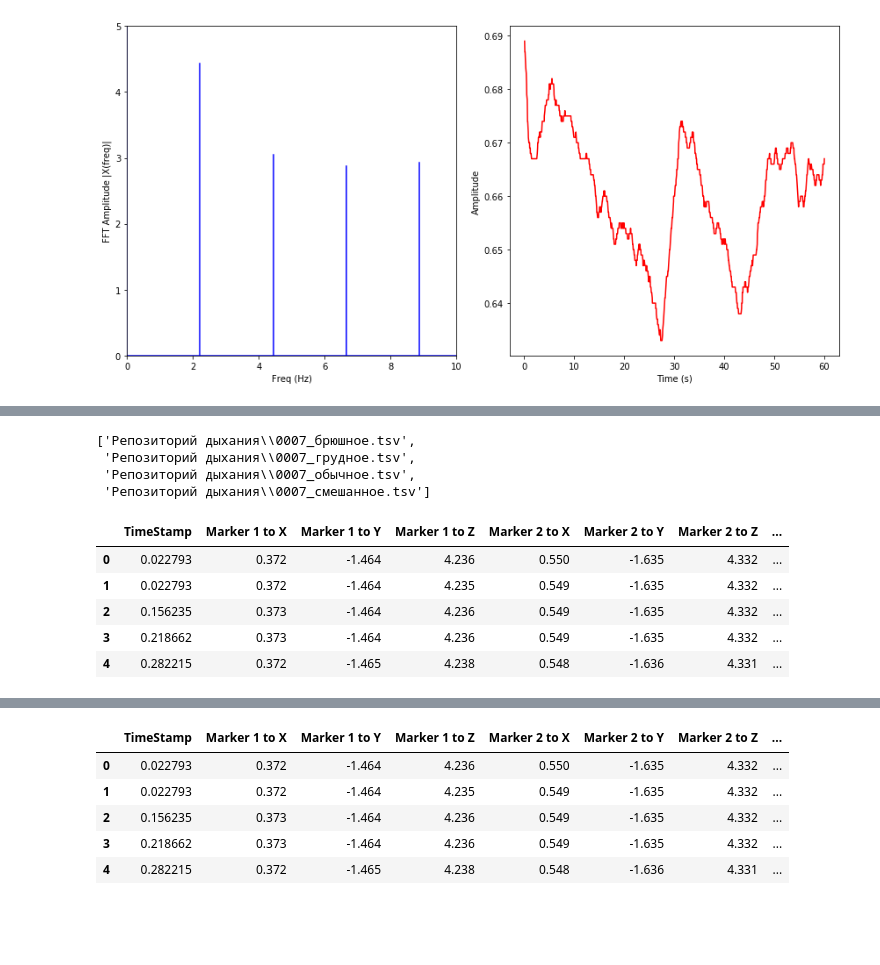
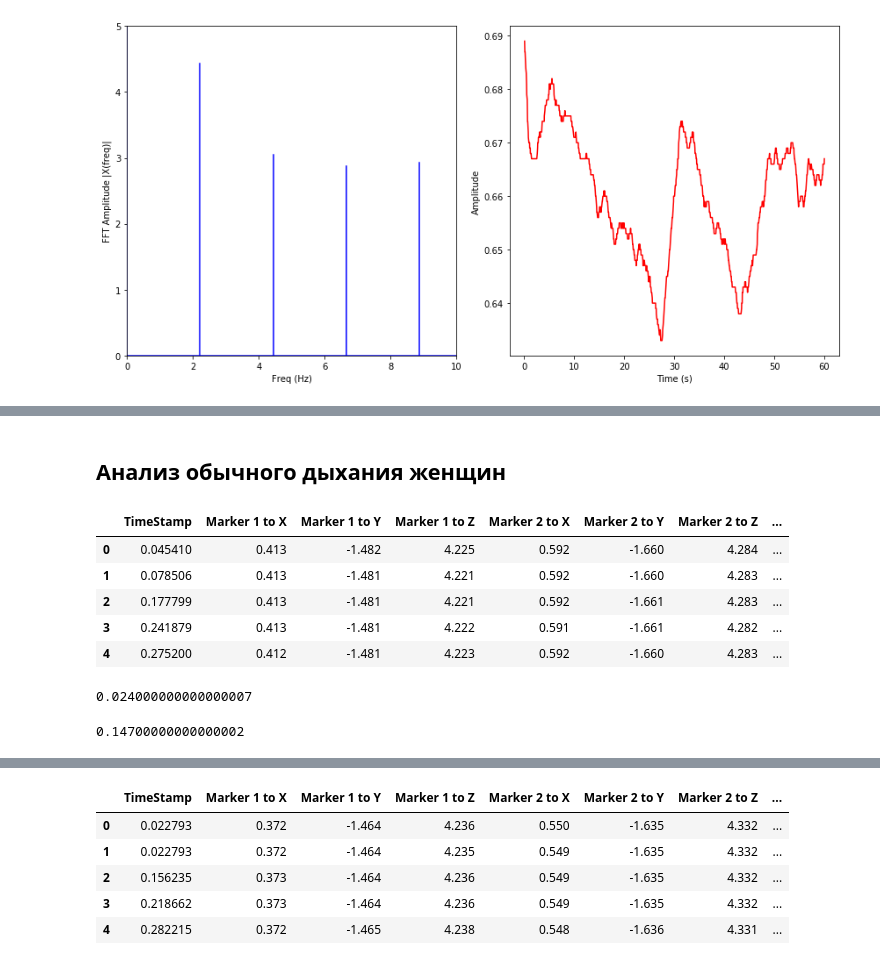
Before and after one commit to vikelise/semka, a Jupyter notebook: semak.ipynb, the cells around one changed output, grey strips where cells are left out. Saved outputs shown, nothing was run; the diff lists cells and outputs as text; code cells hidden in the pictures; blank space fills up the shorter version.

```diff
--- a/semak.ipynb
+++ b/semak.ipynb
@@ -124,11 +93,3 @@ def glob_re(path, regex="", glob_mask="**/*"):
     p = Path(path)
     res = [str(f) for f in p.glob(glob_mask) if re.search(regex, str(f))]
     return res
-# %%
-res = glob_re(path, regex)
-res
-# %% [output]
-['Репозиторий дыхания\\0007_брюшное.tsv',
- 'Репозиторий дыхания\\0007_грудное.tsv',
- 'Репозиторий дыхания\\0007_обычное.tsv',
- 'Репозиторий дыхания\\0007_смешанное.tsv']
@@ -134,0 +108,2 @@ res
+# %% [markdown]
+## Анализ обычного дыхания женщин
@@ -135,10 +130,10 @@ res
 # %%
-df = data=pd.read_csv(res[1], names=['TimeStamp','Marker 1 to X', 'Marker 1 to Y', 'Marker 1 to Z', 'Marker 2 to X', 'Marker 2 to Y', 'Marker 2 to Z', 'Marker 3 to X', 'Marker 3 to Y', 'Marker 3 to Z', 'KVR'], sep=' ')
-df.head()
+women_usualBreathing=pd.read_csv("women_usualBreathingFile.tsv", names=['TimeStamp','Marker 1 to X', 'Marker 1 to Y', 'Marker 1 to Z', 'Marker 2 to X', 'Marker 2 to Y', 'Marker 2 to Z', 'Marker 3 to X', 'Marker 3 to Y', 'Marker 3 to Z', 'KVR'], sep=' ')
+women_usualBreathing.head()
 # %% [output]
 |  | TimeStamp | Marker 1 to X | Marker 1 to Y | Marker 1 to Z | Marker 2 to X | Marker 2 to Y | Marker 2 to Z | ... |
-| 0 | 0.022793 | 0.372 | -1.464 | 4.236 | 0.550 | -1.635 | 4.332 | ... |
-| 1 | 0.022793 | 0.372 | -1.464 | 4.235 | 0.549 | -1.635 | 4.332 | ... |
-| 2 | 0.156235 | 0.373 | -1.464 | 4.236 | 0.549 | -1.635 | 4.332 | ... |
-| 3 | 0.218662 | 0.373 | -1.464 | 4.236 | 0.549 | -1.635 | 4.332 | ... |
-| 4 | 0.282215 | 0.372 | -1.465 | 4.238 | 0.548 | -1.636 | 4.331 | ... |
+| 0 | 0.045410 | 0.413 | -1.482 | 4.225 | 0.592 | -1.660 | 4.284 | ... |
+| 1 | 0.078506 | 0.413 | -1.481 | 4.221 | 0.592 | -1.660 | 4.283 | ... |
+| 2 | 0.177799 | 0.413 | -1.481 | 4.221 | 0.592 | -1.661 | 4.283 | ... |
+| 3 | 0.241879 | 0.413 | -1.481 | 4.222 | 0.591 | -1.661 | 4.282 | ... |
+| 4 | 0.275200 | 0.412 | -1.481 | 4.223 | 0.592 | -1.660 | 4.283 | ... |
@@ -157,0 +145,5 @@ mixed = glob_re(path, regex)
+# %%
+#Получим медианное расстояние по X от спинного маркера до грудного
+distanceChestF_inUsual['DistanceX'].median()
+# %% [output]
+0.024000000000000007
@@ -157,0 +154,5 @@ mixed = glob_re(path, regex)
+# %%
+#Получим медианное расстояние по X от спинного маркера маркера до брюшного
+distanceAbdominalF_inUsual['DistanceX'].median()
+# %% [output]
+0.14700000000000002
```
Also changed, not shown: parts of 39 cells of this notebook.
